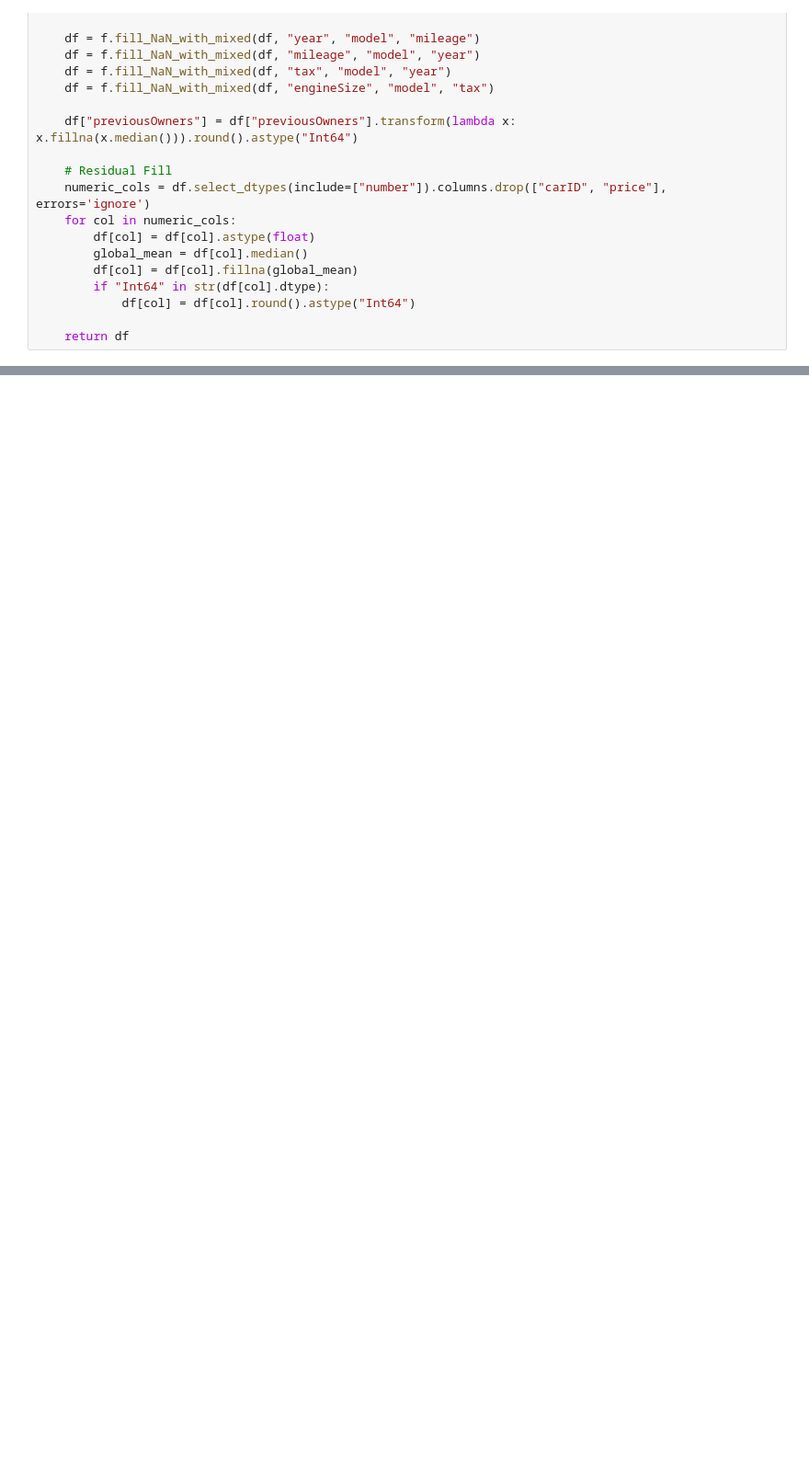
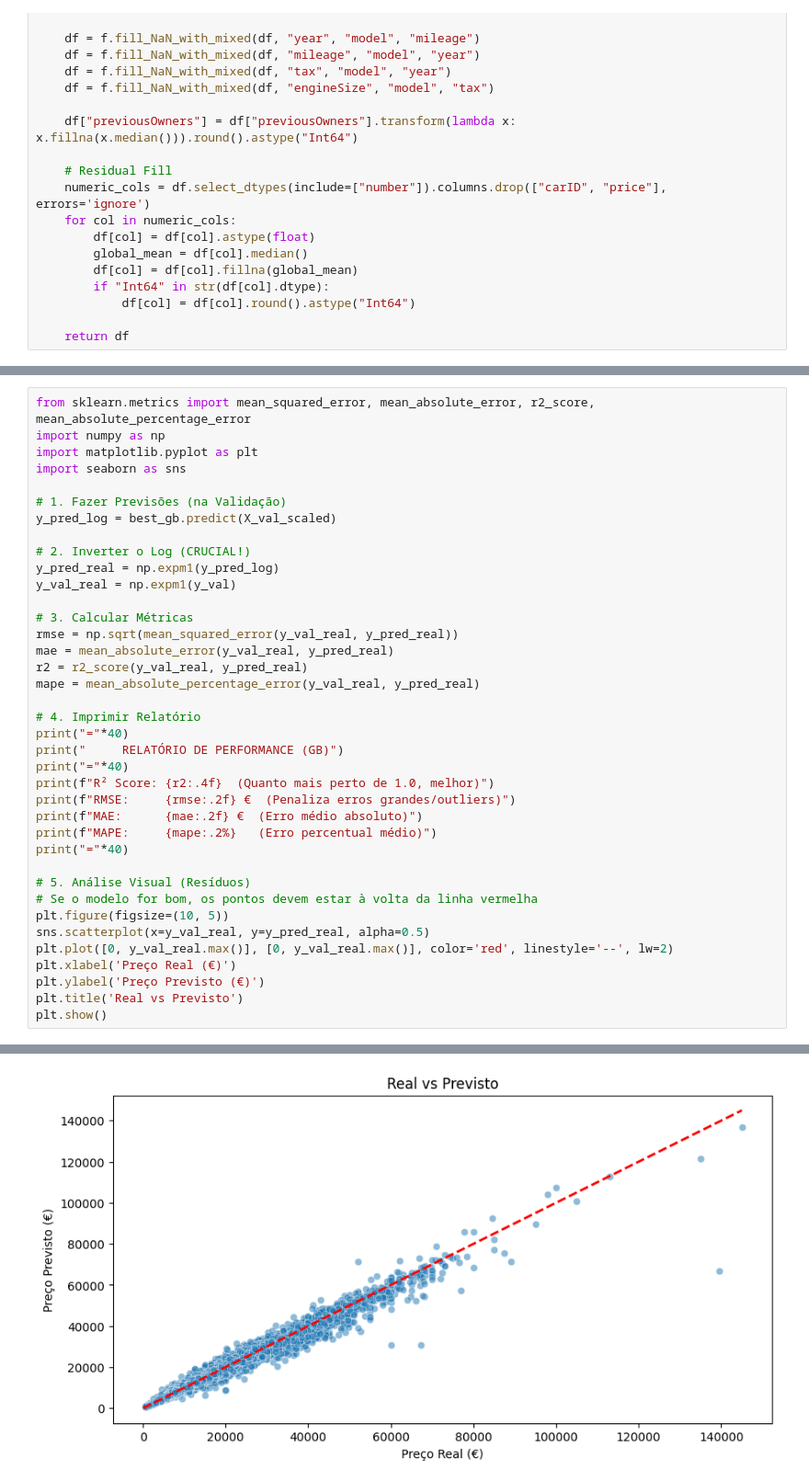
Before and after one commit to rodbarretoteixeira/ProjetoML, a Jupyter notebook: LR_RF.ipynb, the cells around one changed output, grey strips where cells are left out. Shown at 92% size. Saved outputs shown, nothing was run; the diff lists cells and outputs as text; blank space fills up the shorter version.

```diff
--- a/LR_RF.ipynb
+++ b/LR_RF.ipynb
@@ -257,0 +521,39 @@ print("Sucesso! Ficheiro 'submission_final_campeao.csv' criado.")
+# %%
+from sklearn.metrics import mean_squared_error, mean_absolute_error, r2_score, mean_absolute_percentage_error
+import numpy as np
+import matplotlib.pyplot as plt
+import seaborn as sns
+
+# 1. Fazer Previsões (na Validação)
+y_pred_log = best_gb.predict(X_val_scaled)
+
+# 2. Inverter o Log (CRUCIAL!)
+y_pred_real = np.expm1(y_pred_log)
+y_val_real = np.expm1(y_val)
+
+# 3. Calcular Métricas
+rmse = np.sqrt(mean_squared_error(y_val_real, y_pred_real))
+mae = mean_absolute_error(y_val_real, y_pred_real)
+r2 = r2_score(y_val_real, y_pred_real)
+mape = mean_absolute_percentage_error(y_val_real, y_pred_real)
+
+# 4. Imprimir Relatório
+print("="*40)
+print("     RELATÓRIO DE PERFORMANCE (GB)")
+print("="*40)
+print(f"R² Score: {r2:.4f}  (Quanto mais perto de 1.0, melhor)")
+print(f"RMSE:     {rmse:.2f} €  (Penaliza erros grandes/outliers)")
+print(f"MAE:      {mae:.2f} €  (Erro médio absoluto)")
+print(f"MAPE:     {mape:.2%}   (Erro percentual médio)")
+print("="*40)
+
+# 5. Análise Visual (Resíduos)
+# Se o modelo for bom, os pontos devem estar à volta da linha vermelha
+plt.figure(figsize=(10, 5))
+sns.scatterplot(x=y_val_real, y=y_pred_real, alpha=0.5)
+plt.plot([0, y_val_real.max()], [0, y_val_real.max()], color='red', linestyle='--', lw=2)
+plt.xlabel('Preço Real (€)')
+plt.ylabel('Preço Previsto (€)')
+plt.title('Real vs Previsto')
+plt.show()
+# %% [output]
@@ -257,0 +568 @@ print("Sucesso! Ficheiro 'submission_final_campeao.csv' criado.")
+[figure, added]
```
Also changed, not shown: parts of 23 cells of this notebook.
